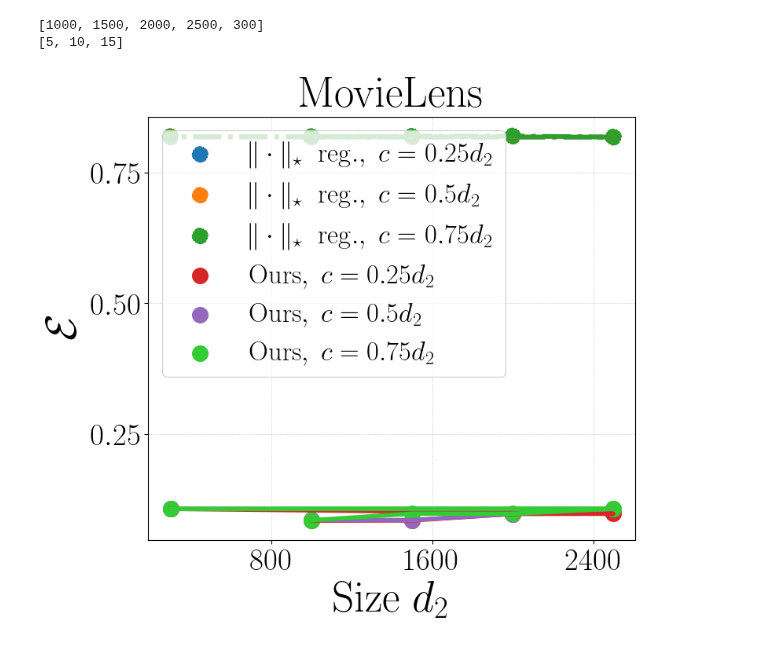
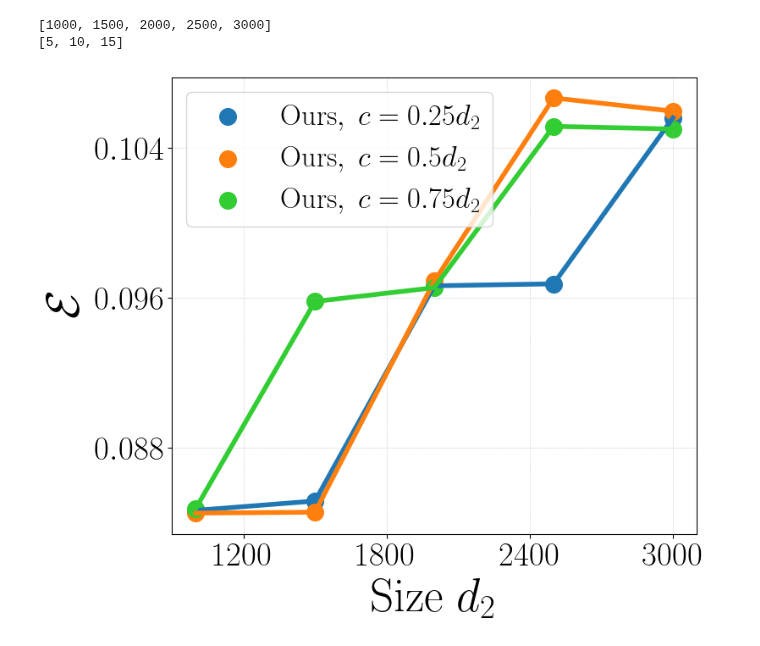
Before and after one commit to VirtuosoResearch/Matrix-completion-from-ultrasparse-samples, a Jupyter notebook: plots/sample_comp.ipynb, the cells around one changed output. Drawn from its saved outputs; the diff is of its cells as text; code cells hidden in the pictures.

```diff
--- a/plots/sample_comp.ipynb
+++ b/plots/sample_comp.ipynb
@@ -136,16 +141,16 @@ plt.figure(figsize=(8,7))
 #plt.plot(X, T_prob_err_mean, lw=4, label=r"$T_{\text{prob}}$")
 #plt.plot(X, T_freq_err_mean[2], lw=4,linestyle='-.', label=r"$T_{\mathrm{freq}},~p=0.01$")
 #plt.plot(X, SVD_T_err_mean, lw=4, label=r"$\mathrm{SVD}$")
-plt.plot(X, ob2_err_mean[0], lw=4,linestyle='-.')
-plt.plot(X, ob2_err_mean[1], lw=4,linestyle='-.')
-plt.plot(X, ob2_err_mean[2], lw=4,linestyle='-.')
+#plt.plot(X, ob2_err_mean[0], lw=4,linestyle='-.')
+#plt.plot(X, ob2_err_mean[1], lw=4,linestyle='-.')
+#plt.plot(X, ob2_err_mean[2], lw=4,linestyle='-.')
 plt.plot(X, err_mean[0], lw=4)
 plt.plot(X, err_mean[1], lw=4)
 plt.plot(X, err_mean[2], lw=4, color='limegreen')
 # prd2
-plt.scatter(X, ob2_err_mean[0], s=200,linestyle='-.', label=r"$\|\cdot\|_\star~~\mathrm{reg.},~c=0.25d_2$")
-plt.scatter(X, ob2_err_mean[1], s=200,linestyle='-.', label=r"$\|\cdot\|_\star~~\mathrm{reg.},~c=0.5d_2$")
-plt.scatter(X, ob2_err_mean[2], s=200,linestyle='-.', label=r"$\|\cdot\|_\star~~\mathrm{reg.},~c=0.75d_2$")
+#plt.scatter(X, ob2_err_mean[0], s=200,linestyle='-.', label=r"$\|\cdot\|_\star~~\mathrm{reg.},~c=0.25d_2$")
+#plt.scatter(X, ob2_err_mean[1], s=200,linestyle='-.', label=r"$\|\cdot\|_\star~~\mathrm{reg.},~c=0.5d_2$")
+#plt.scatter(X, ob2_err_mean[2], s=200,linestyle='-.', label=r"$\|\cdot\|_\star~~\mathrm{reg.},~c=0.75d_2$")
 plt.scatter(X, err_mean[0], s=200, label=r"$\mathrm{Ours},~c=0.25d_2$")
 plt.scatter(X, err_mean[1], s=200, label=r"$\mathrm{Ours},~c=0.5d_2$")
 plt.scatter(X, err_mean[2], s=200, color='limegreen', label=r"$\mathrm{Ours},~c=0.75d_2$")
@@ -156,33 +161,33 @@ plt.scatter(X, err_mean[2], s=200, color='limegreen', label=r"$\mathrm{Ours},~c=
 
 #plt.legend(fontsize=20, loc='upper center',bbox_to_anchor=(0.5, 1.4), ncol=2)
 #plt.title(title, fontsize=40, y=1.4)
-plt.title(title, fontsize=40)
+#plt.title(title, fontsize=40)
 #plt.legend(fontsize=20, loc='center left',bbox_to_anchor=(1, 0.5), ncol=1)
 plt.legend(fontsize=25, loc='upper left', ncol=1)
 
 plt.xlabel(r"$\mathrm{Size}~d_2$", fontsize=40)
 plt.ylabel(r"$\mathcal{E}$", fontsize=40)
 
 plt.xticks(fontsize=28)
 plt.yticks(fontsize=28)
 #plt.yscale("log", base=10)
 #plt.ylim(,1.1)
 #plt.ticklabel_format(style='sci', axis='x', scilimits=(4, 4))
 #plt.gca().xaxis.get_offset_text().set_fontsize(40)
 
 plt.gca().xaxis.set_major_locator(MaxNLocator(4))
 plt.gca().yaxis.set_major_locator(MaxNLocator(4))
 plt.grid(lw=0.5, ls=":")
 #acc_str = f"best train acc: {np.array(train_acc).max():.4f}\nvalid acc: {val_acc[-1]:.4f}\nbest valid acc: {np.array(val_acc).max():.4f}\ngrokking gap: {val_converge-train_converge}"
 # plt.annotate(acc_str, xy=(0.2, 0.5), xycoords='axes fraction', fontsize=12, color='purple', ha='center')
 # add the annotation text to the overleaf file
 #plt.tight_layout()
 plot_name = f"./plots/r_sample_complexity_err.pdf"
 plt.savefig(plot_name, bbox_inches='tight', format="pdf", dpi=1200)
 
 plt.show()
 plt.close()
 # %% [output]
-[1000, 1500, 2000, 2500, 300]
+[1000, 1500, 2000, 2500, 3000]
 [5, 10, 15]
-[figure, old version]
+[figure, new version]
```
Also changed, not shown: parts of 1 cell of this notebook.
